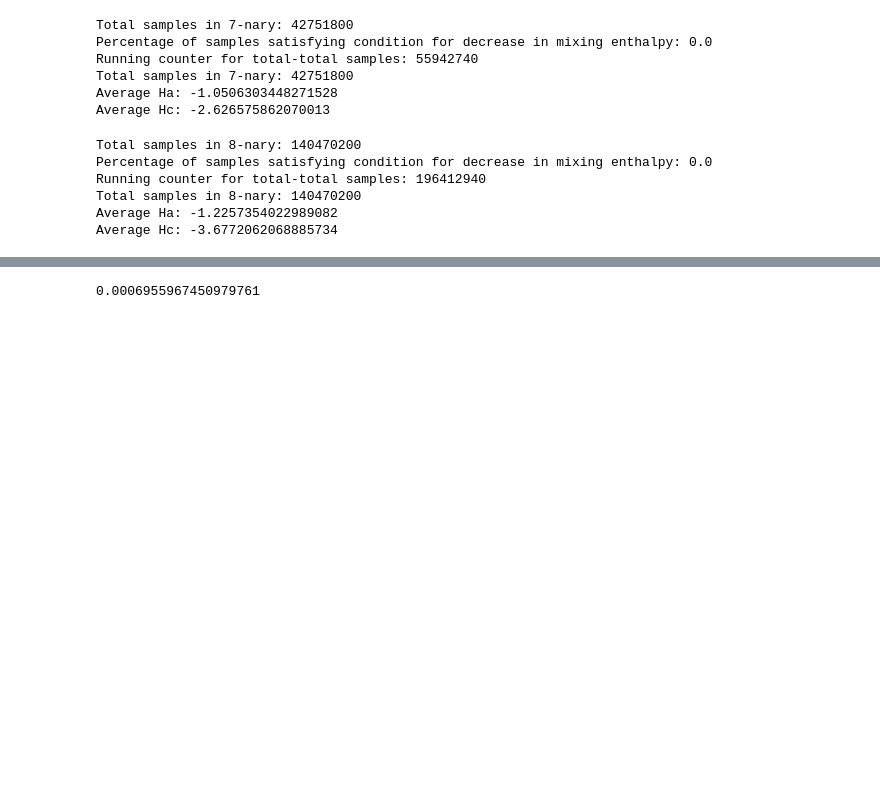
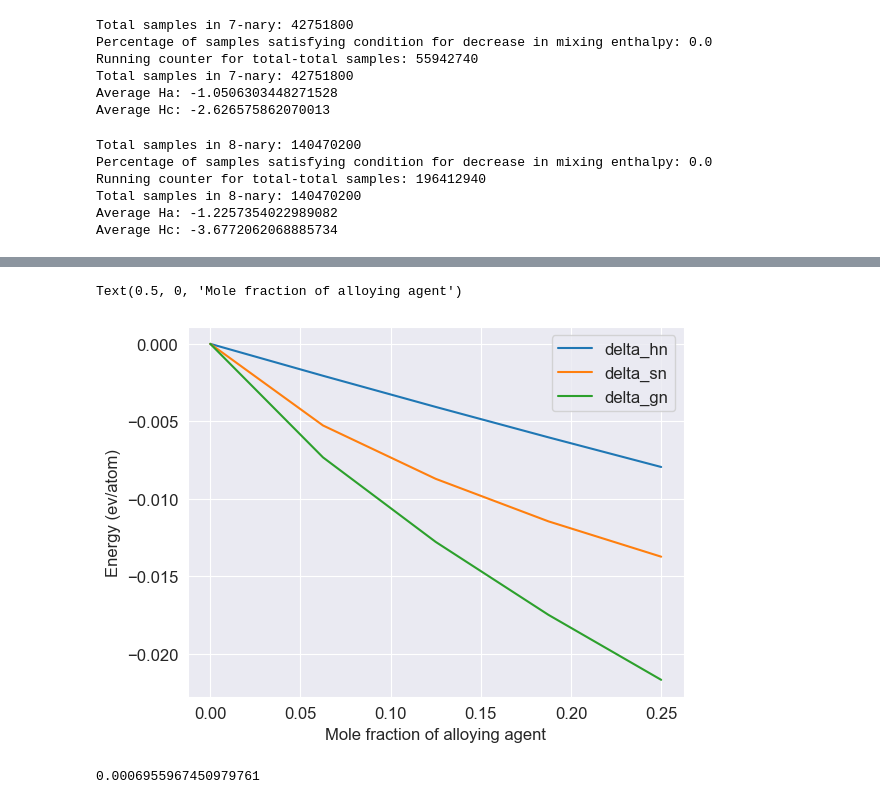
Before and after one commit to Pravanop/mixing-enthalpy, a Jupyter notebook: far_heaa/src/far_heaa/high_throughput/ha_hc.ipynb, the cells around one changed output, grey strips where cells are left out. Saved outputs shown, nothing was run; the diff lists cells and outputs as text; code cells hidden in the pictures; blank space fills up the shorter version.

```diff
--- a/far_heaa/src/far_heaa/high_throughput/ha_hc.ipynb
+++ b/far_heaa/src/far_heaa/high_throughput/ha_hc.ipynb
@@ -224,3 +224,20 @@ plt.subplots_adjust(hspace=0.1, wspace=0.0)
+# %%
+x = np.linspace(0, 1, 5)/4
+delta_hn = x/(12)**2
+delta_hn *= ((x - 8)*0.3 + (4-x)*-0.6)
+delta_sn = -8.314e-5/4
+delta_sn *= ((4 - x)*np.log((4 - x)/12) + x*np.log(x/4 + 1e-7) + 4*np.log(3))
+temperature = 1000
+delta_gn = delta_hn - temperature*delta_sn
+plt.plot(x, delta_hn)
+plt.plot(x, -temperature*delta_sn)
+plt.plot(x, delta_gn)
+plt.legend(['delta_hn', 'delta_sn', 'delta_gn'])
+plt.ylabel('Energy (ev/atom)')
+plt.xlabel('Mole fraction of alloying agent')
+# %% [output]
+Text(0.5, 0, 'Mole fraction of alloying agent')
+[figure, added]
 # %%
 import numpy as np
 import itertools
```
Also changed, not shown: parts of 2 cells of this notebook, 6 other files.
